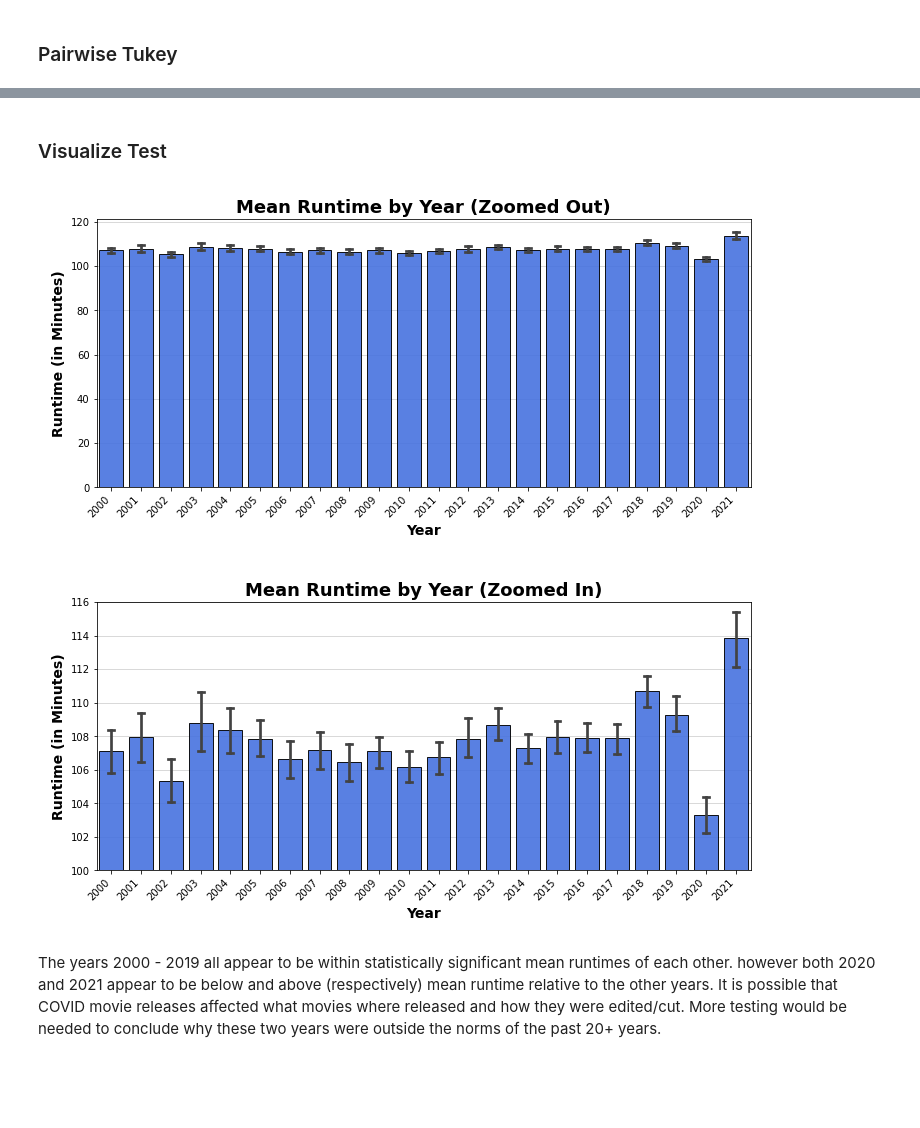
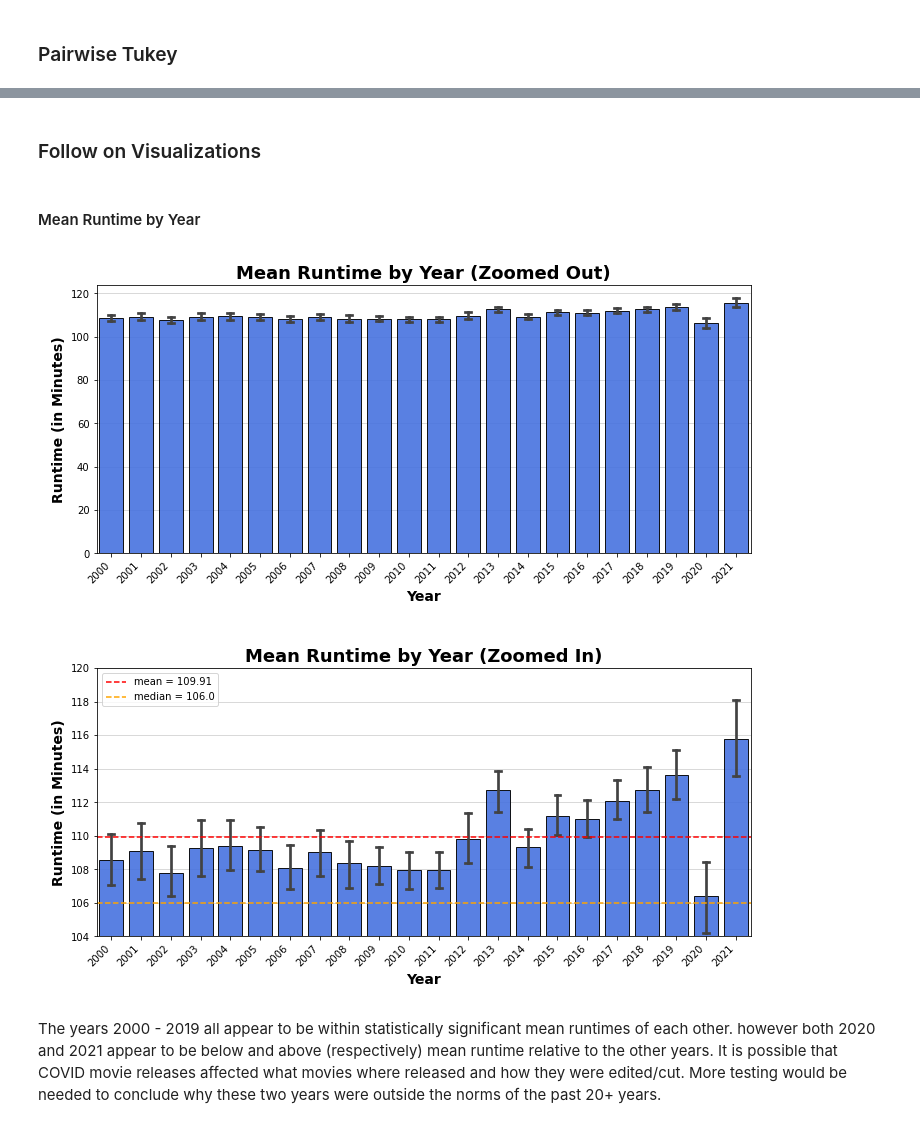
Before and after one commit to msmccann10/PP-movie-database-and-analysis, a Jupyter notebook: 05_Hypothesis_Testing.ipynb, the cells around one changed output, grey strips where cells are left out. Saved outputs shown, nothing was run; the diff lists cells and outputs as text; code cells hidden in the pictures; blank space fills up the shorter version.

```diff
--- a/05_Hypothesis_Testing.ipynb
+++ b/05_Hypothesis_Testing.ipynb
@@ -355,6 +316,3 @@ memory usage: 116.3 KB
-# %%
-# Convert Year to an Interger.
-df['startYear'] = df['startYear'].astype(int)
 # %%
 # Confirm there are no runtimes == 0
 (df['runtimeMinutes'] == 0).sum()
@@ -523,39 +471,44 @@ fig.savefig('images/runtime tukey.png');
 # %% [markdown]
-### Visualize Test
+### Follow on Visualizations
+# %% [markdown]
+#### Mean Runtime by Year
 # %%
 # Before we look at trends based on the length of movies lets confirm that the
 # average length of movies has stayed roughly the same over the past 20 years.
 
 fig,ax = plt.subplots(figsize = (10,5))
-sns.barplot(data = df, x = df['startYear'].astype(int), y = 'runtimeMinutes', color = '#2E67F8',
+sns.barplot(data = df, x = df['year'].astype(int), y = 'runtimeMinutes', color = '#2E67F8',
             edgecolor = 'black', alpha = .9, ci = 68, capsize = .2, ax = ax)
 plt.xticks(rotation = 45, ha = 'right')
 ax.set_title('Mean Runtime by Year (Zoomed Out)', size = 18, weight = 'semibold')
 ax.set_xlabel('Year', size = 14, weight = 'semibold')
 ax.set_ylabel('Runtime (in Minutes)', size = 14, weight = 'semibold')
 ax.grid(axis = 'y', alpha = .6)
 ax.set_axisbelow(True)
 fig.tight_layout();
 fig.savefig(f"images/runtime by year full.png")
 
 # Lets zoom in so we can actually see it
 fig,ax = plt.subplots(figsize = (10,5))
-sns.barplot(data = df, x = df['startYear'].astype(int), y = 'runtimeMinutes', color = '#2E67F8',
+sns.barplot(data = df, x = df['year'].astype(int), y = 'runtimeMinutes', color = '#2E67F8',
             edgecolor = 'black', alpha = .9, ci = 68, capsize = .2, ax = ax)
 # sns.lineplot(data = df, x = df['startYear'].astype(int), y = 'runtimeMinutes', color = 'red',
 #              alpha = .9, ax = ax)
 plt.xticks(rotation = 45, ha = 'right')
-plt.yticks(range(100,117,2))
-plt.ylim(100, 116)
+plt.yticks(range(100,121,2))
+plt.ylim(104, 120)
 ax.set_title('Mean Runtime by Year (Zoomed In)', size = 18, weight = 'semibold')
 ax.set_xlabel('Year', size = 14, weight = 'semibold')
 ax.set_ylabel('Runtime (in Minutes)', size = 14, weight = 'semibold')
 ax.grid(axis = 'y', alpha = .6)
 ax.set_axisbelow(True)
+ax.axhline(mean, ls = '--', color = 'red', label = (f'mean = {mean}'))
+ax.axhline(median, ls = '--', color = 'orange', label = (f'median = {median}'))
+ax.legend()
 fig.tight_layout();
 fig.savefig(f"images/runtime by year zoom.png")
 # %% [output]
-[figure, old version]
+[figure, new version]
-[figure, old version]
+[figure, new version]
 # %% [markdown]
 The years 2000 - 2019 all appear to be within statistically significant mean runtimes of each other. however both 2020 and 2021 appear to be below and above (respectively) mean runtime relative to the other years. It is possible that COVID movie releases affected what movies where released and how they were edited/cut. More testing would be needed to conclude why these two years were outside the norms of the past 20+ years.
```
Also changed, not shown: parts of 62 cells of this notebook, 9 other files.
